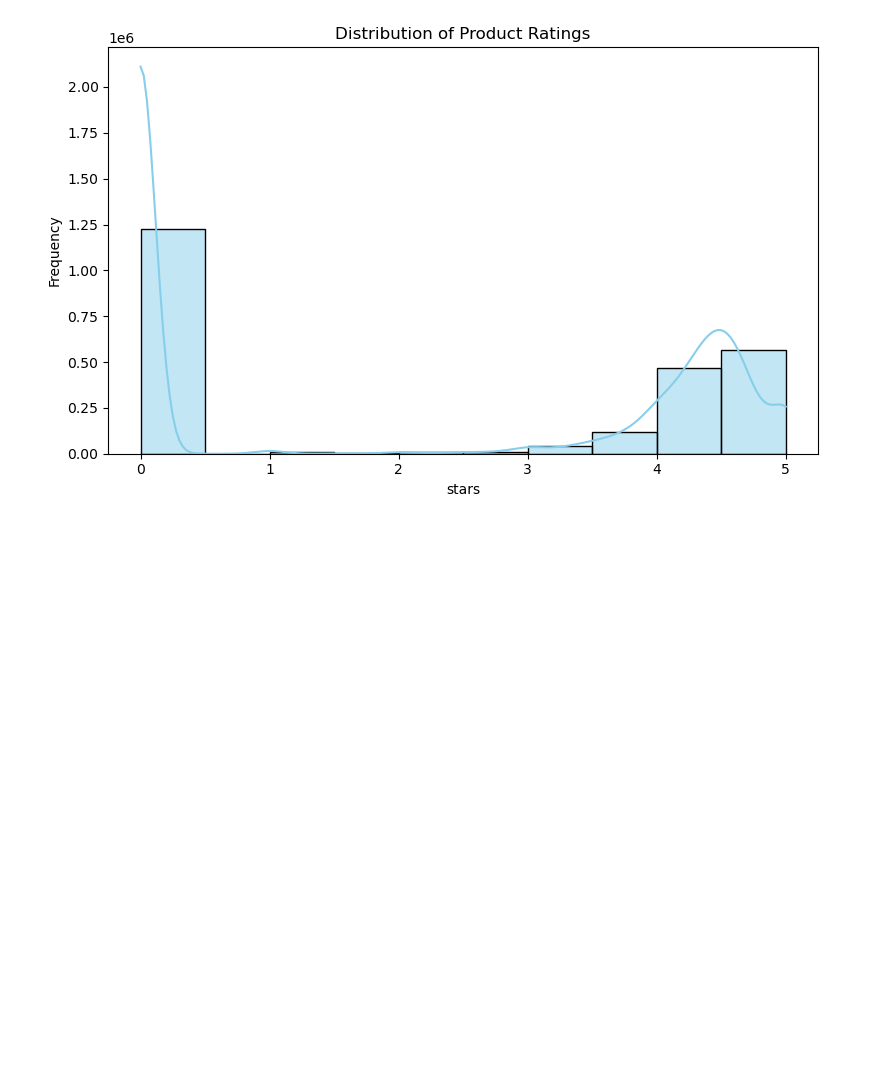
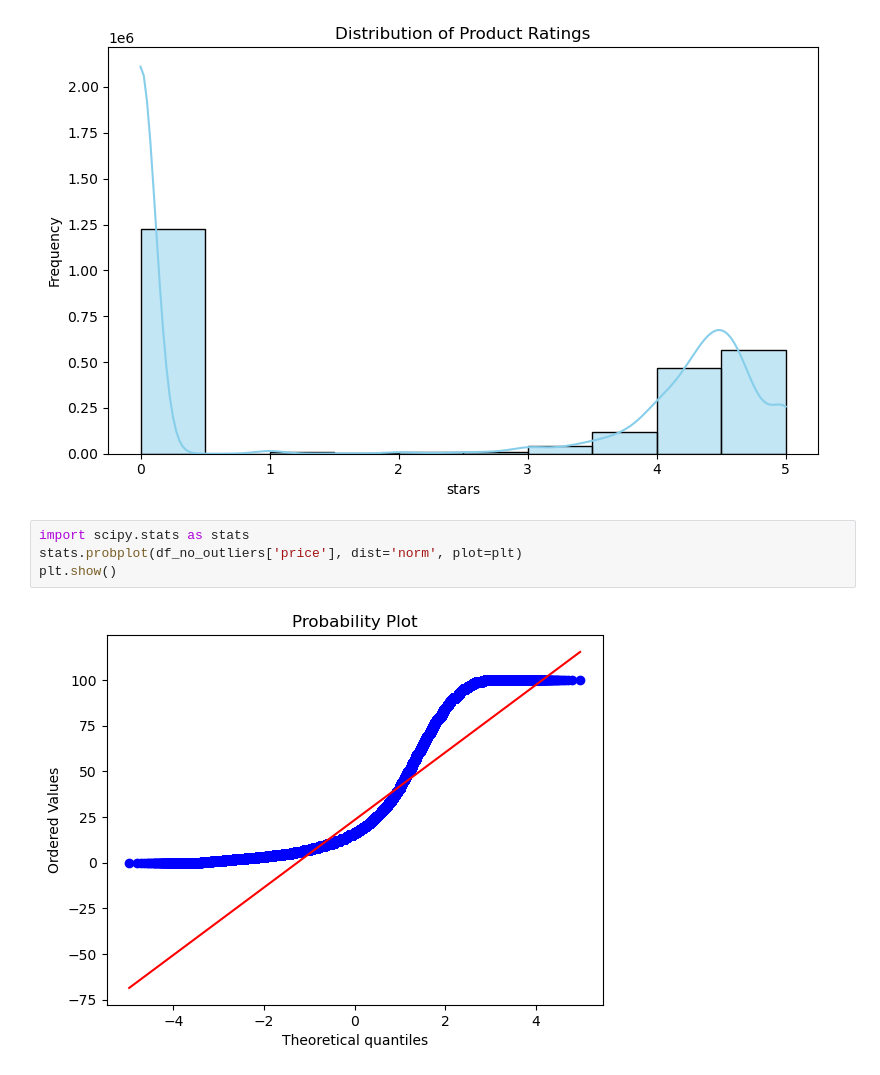
Before and after one commit to PARVINSUMI/lab-eda-bivariate, a Jupyter notebook: lab_eda_bivariate.ipynb, the cells around one changed output. Cells and saved outputs as stored; diff of their text form; blank space fills up the shorter version.

```diff
--- a/lab_eda_bivariate.ipynb
+++ b/lab_eda_bivariate.ipynb
@@ -265,3 +265,9 @@ plt.show()
 # %% [output]
 <Figure size 800x500 with 0 Axes>
 [figure]
+# %%
+import scipy.stats as stats
+stats.probplot(df_no_outliers['price'], dist='norm', plot=plt)
+plt.show()
+# %% [output]
+[figure, added]
```
